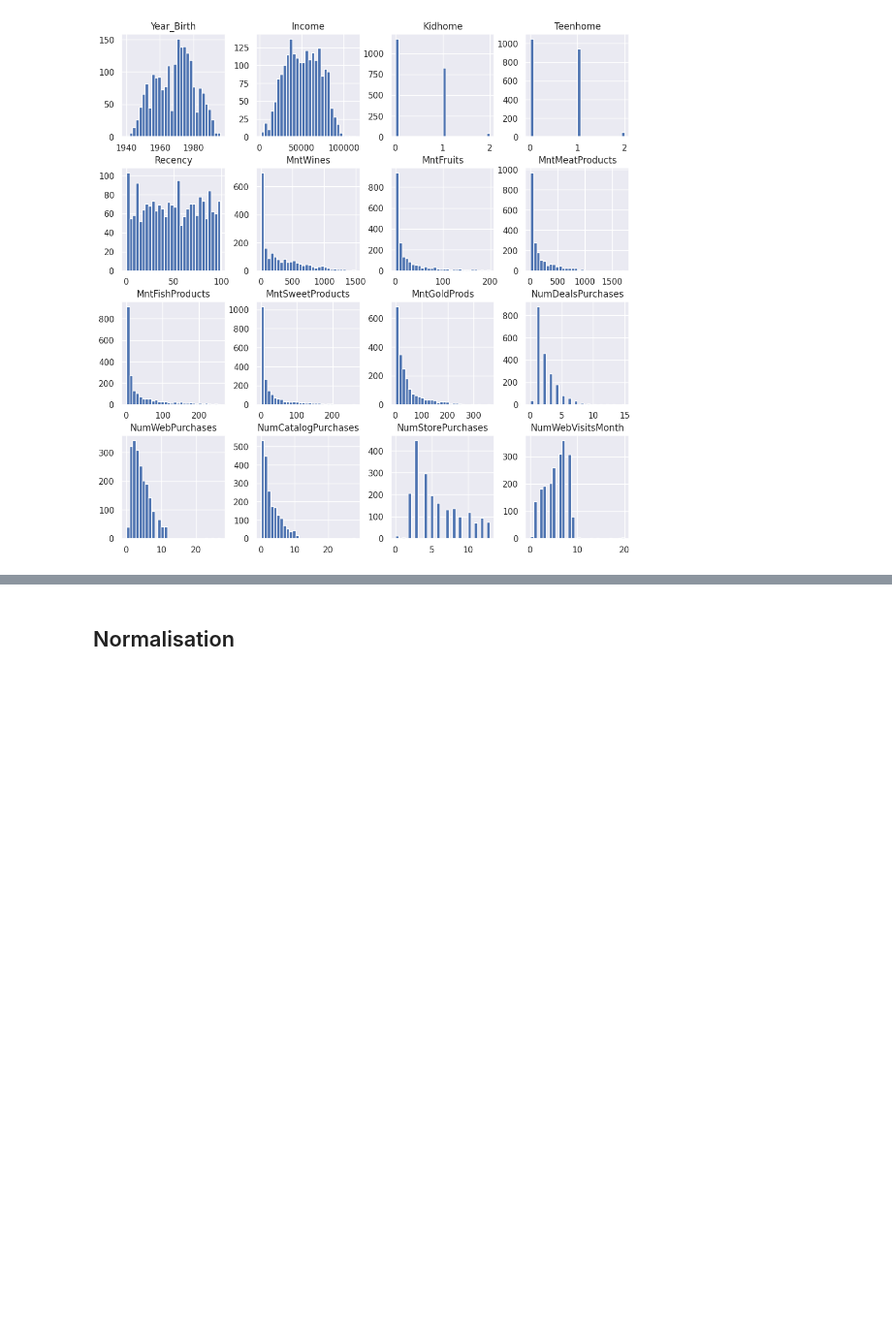
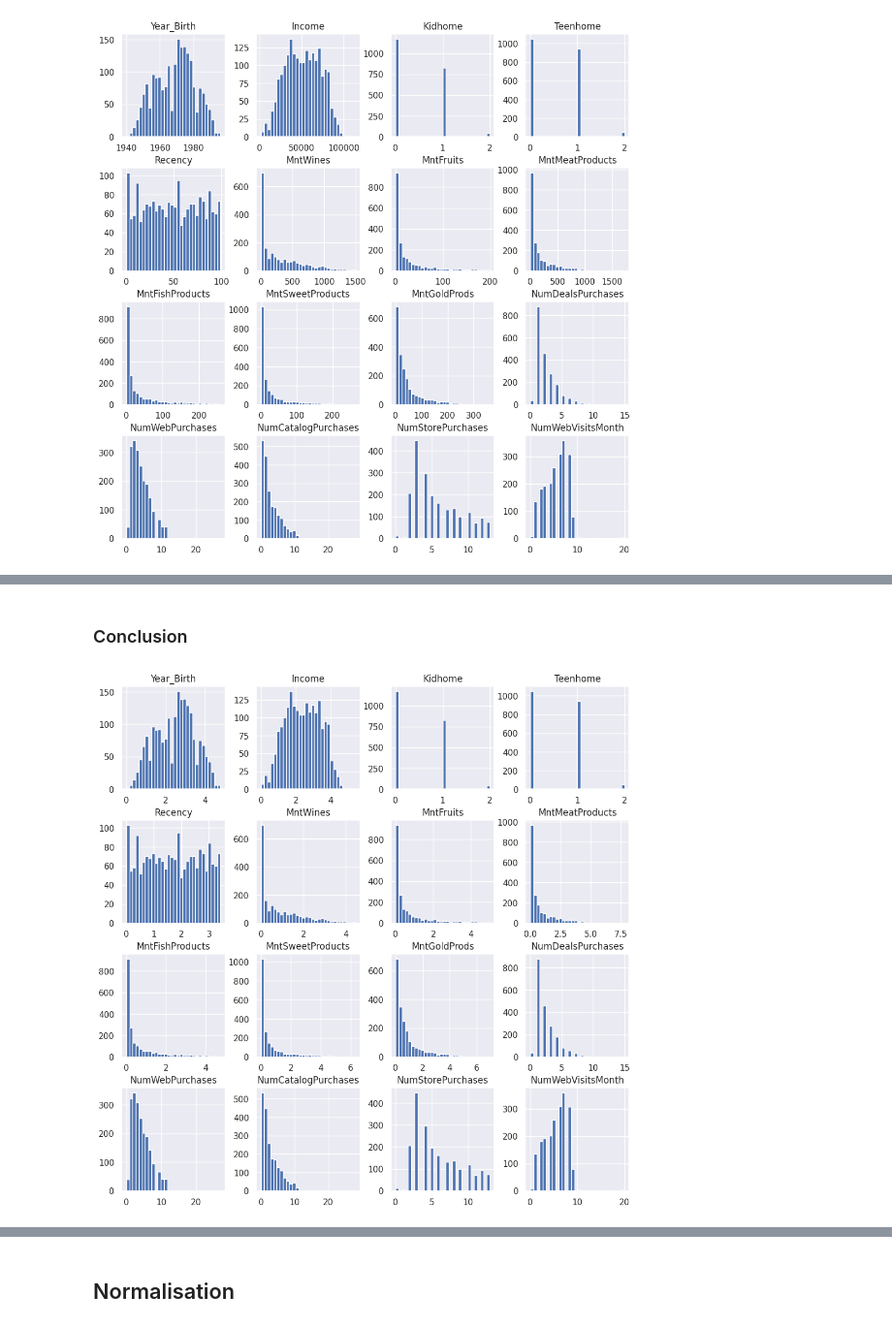
Before and after one commit to Ab2nour/customer-base-analysis, a Jupyter notebook: presentation.ipynb, the cells around one changed output, grey strips where cells are left out. Shown at 97% size. Drawn from its saved outputs; the diff is of its cells as text; code cells hidden in the pictures; blank space fills up the shorter version.

```diff
--- a/presentation.ipynb
+++ b/presentation.ipynb
@@ -591,4 +570,6 @@ sns.histplot(data=df, x="Education", hue="Marital_Status", multiple="dodge", shr
 [figure]
 # %% [markdown]
 # Transformation des données
+# %%
+df_transforme = df.copy()
 # %% [markdown]
@@ -606,3 +587,16 @@ df[var_numeriques].hist(figsize=(12, 12), bins=30)
 plt.show()
 # %% [output]
 [figure]
+# %%
+# todo(prof): est-ce que notre choix de variables est bon ?
+var_a_scaler = [
+    "Year_Birth",
+    "Income",
+    "Recency",
+    "MntWines",
+    "MntFruits",
+    "MntMeatProducts",
+    "MntFishProducts",
+    "MntSweetProducts",
+    "MntGoldProds",
+]
@@ -608,0 +617,7 @@ plt.show()
+# %% [markdown]
+### Conclusion
+# %%
+df_transforme[var_numeriques].hist(figsize=(12, 12), bins=30)
+plt.show()
+# %% [output]
+[figure, added]
```
Also changed, not shown: parts of 15 cells of this notebook.
